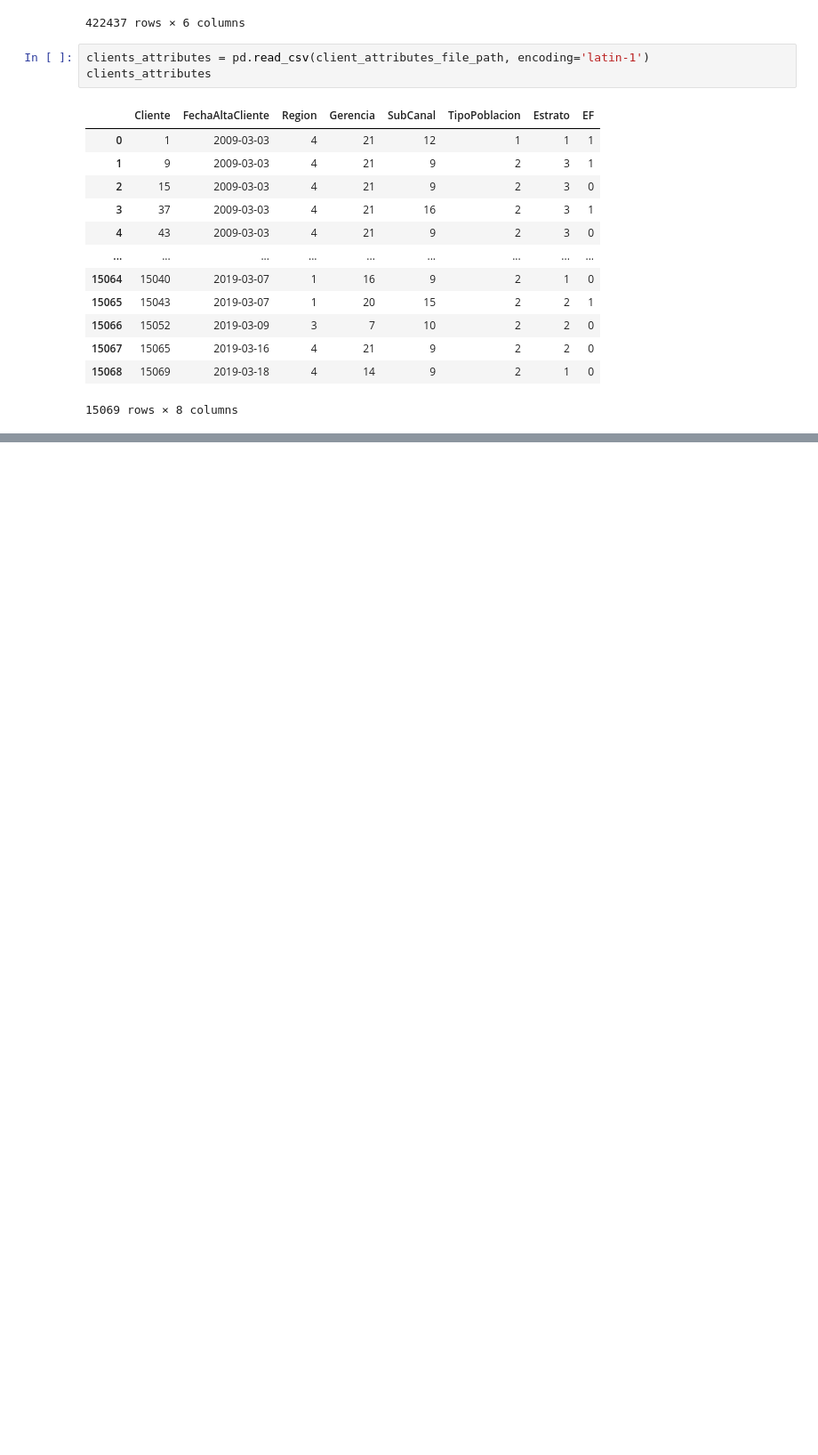
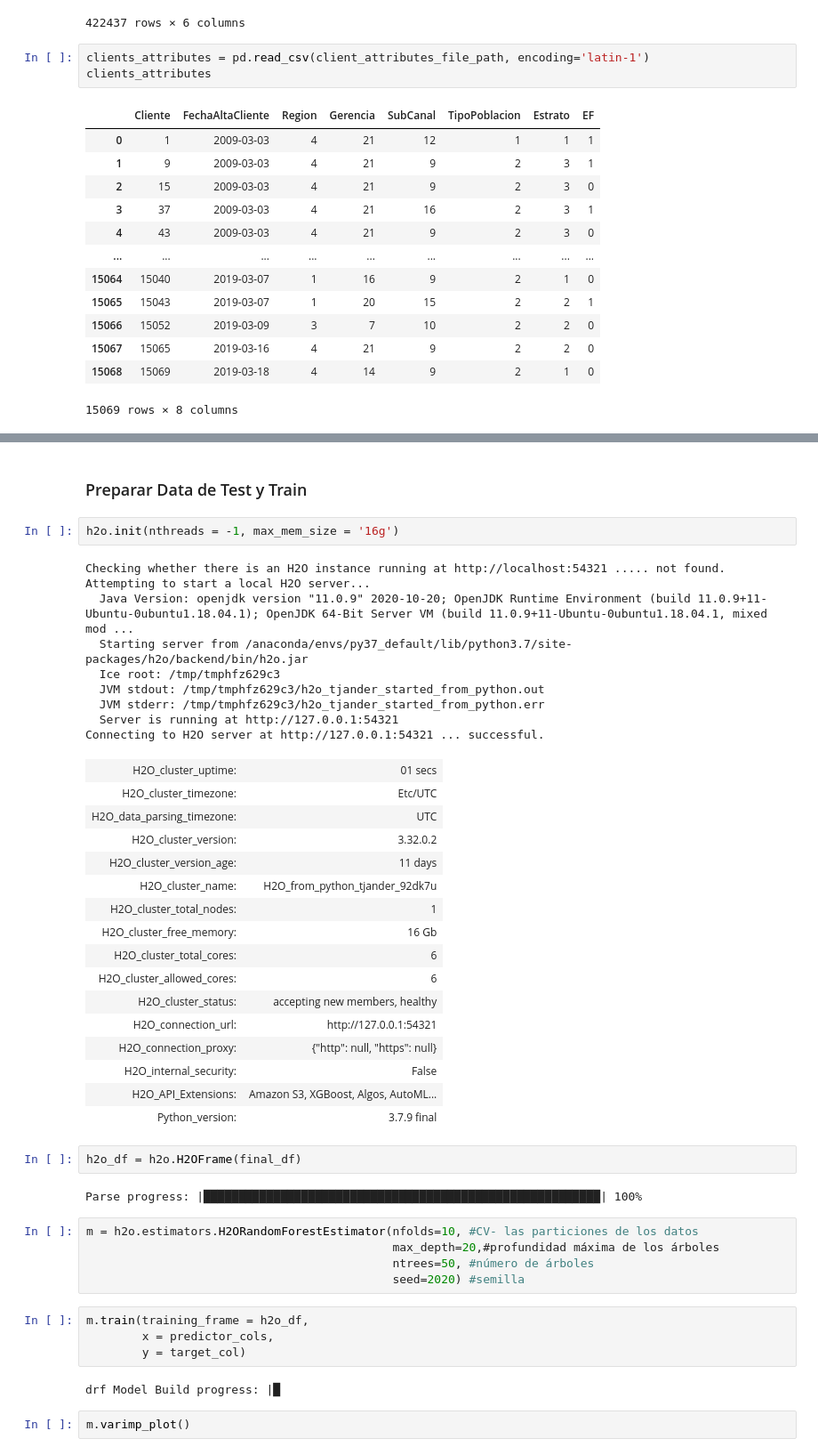
Before and after one commit to vzedano/brewingdatacup_ThunderPy_PE, a Jupyter notebook: azure-vlad.ipynb, the cells around one changed output, grey strips where cells are left out. Shown: that part at 89% size. Drawn from its saved outputs; the diff is of its cells as text; blank space fills up the shorter version.

```diff
--- a/azure-vlad.ipynb
+++ b/azure-vlad.ipynb
@@ -133,0 +145,47 @@ plt.show()
+# %% [markdown]
+### Preparar Data de Test y Train
+# %%
+h2o.init(nthreads = -1, max_mem_size = '16g')
+# %% [output]
+Checking whether there is an H2O instance running at http://localhost:54321 ..... not found.
+Attempting to start a local H2O server...
+  Java Version: openjdk version "11.0.9" 2020-10-20; OpenJDK Runtime Environment (build 11.0.9+11-Ubuntu-0ubuntu1.18.04.1); OpenJDK 64-Bit Server VM (build 11.0.9+11-Ubuntu-0ubuntu1.18.04.1, mixed mod ...
+  Starting server from /anaconda/envs/py37_default/lib/python3.7/site-packages/h2o/backend/bin/h2o.jar
+  Ice root: /tmp/tmphfz629c3
+  JVM stdout: /tmp/tmphfz629c3/h2o_tjander_started_from_python.out
+  JVM stderr: /tmp/tmphfz629c3/h2o_tjander_started_from_python.err
+  Server is running at http://127.0.0.1:54321
+Connecting to H2O server at http://127.0.0.1:54321 ... successful.
+| H2O_cluster_uptime: | 01 secs |
+| H2O_cluster_timezone: | Etc/UTC |
+| H2O_data_parsing_timezone: | UTC |
+| H2O_cluster_version: | 3.32.0.2 |
+| H2O_cluster_version_age: | 11 days |
+| H2O_cluster_name: | H2O_from_python_tjander_92dk7u |
+| H2O_cluster_total_nodes: | 1 |
+| H2O_cluster_free_memory: | 16 Gb |
+| H2O_cluster_total_cores: | 6 |
+| H2O_cluster_allowed_cores: | 6 |
+| H2O_cluster_status: | accepting new members, healthy |
+| H2O_connection_url: | http://127.0.0.1:54321 |
+| H2O_connection_proxy: | {"http": null, "https": null} |
+| H2O_internal_security: | False |
+| H2O_API_Extensions: | Amazon S3, XGBoost, Algos, AutoML... |
+| Python_version: | 3.7.9 final |
+# %%
+h2o_df = h2o.H2OFrame(final_df)
+# %% [output]
+Parse progress: |█████████████████████████████████████████████████████████| 100%
+# %%
+m = h2o.estimators.H2ORandomForestEstimator(nfolds=10, #CV- las particiones de los datos
+                                            max_depth=20,#profundidad máxima de los árboles
+                                            ntrees=50, #número de árboles
+                                            seed=2020) #semilla
+# %%
+m.train(training_frame = h2o_df,
+        x = predictor_cols,
+        y = target_col)
+# %% [output]
+drf Model Build progress: |█
+# %%
+m.varimp_plot()
```
Also changed, not shown: parts of 10 cells of this notebook, 1 other file.
